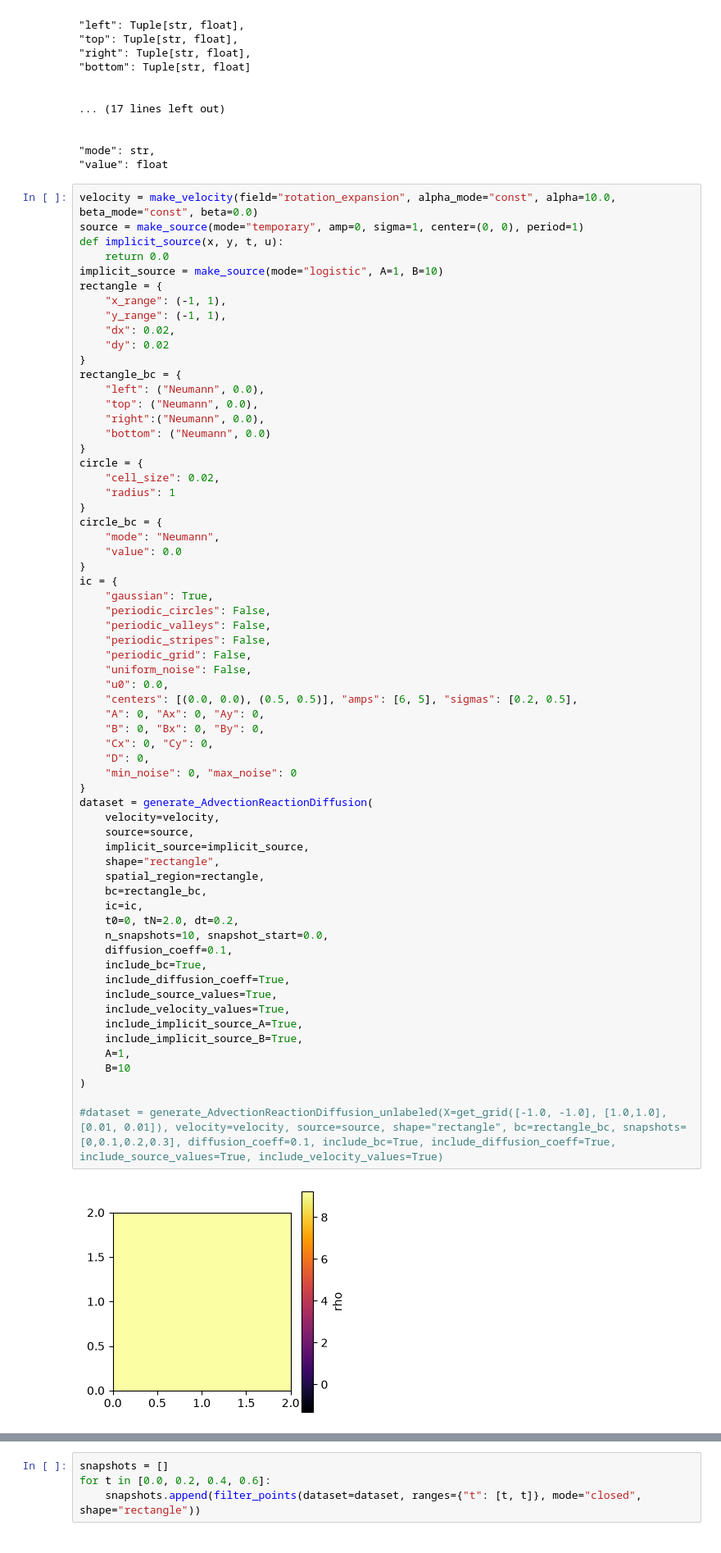
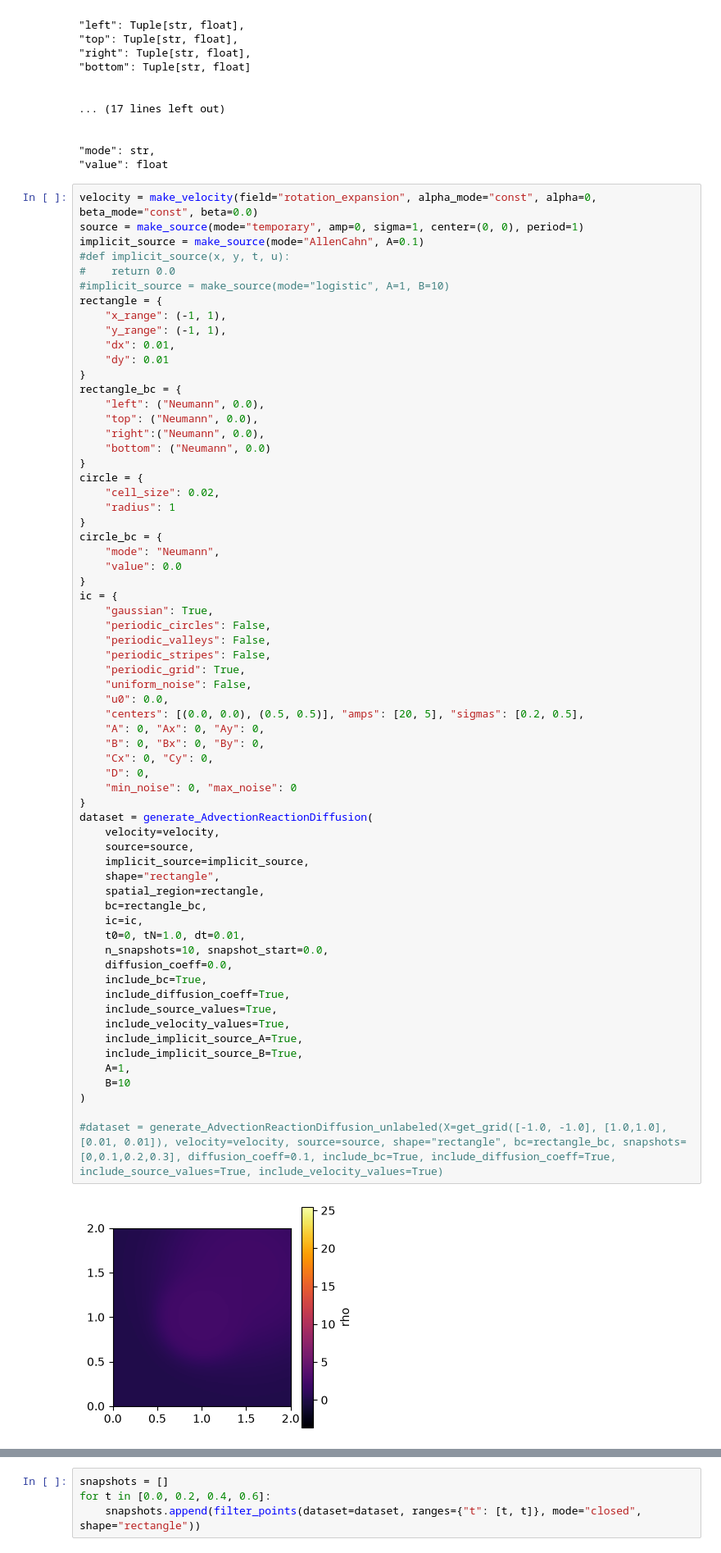
Before and after one commit to claudia181/PinnsStudy, a Jupyter notebook: tests.ipynb, the cells around one changed output, grey strips where cells are left out. Shown at 82% size. Cells and saved outputs as stored; diff of their text form.

```diff
--- a/tests.ipynb
+++ b/tests.ipynb
@@ -105,16 +108,17 @@ help_circle_bc()
 "mode": str,
 "value": float
 # %%
-velocity = make_velocity(field="rotation_expansion", alpha_mode="const", alpha=10.0, beta_mode="const", beta=0.0)
+velocity = make_velocity(field="rotation_expansion", alpha_mode="const", alpha=0, beta_mode="const", beta=0.0)
 source = make_source(mode="temporary", amp=0, sigma=1, center=(0, 0), period=1)
-def implicit_source(x, y, t, u):
-    return 0.0
-implicit_source = make_source(mode="logistic", A=1, B=10)
+implicit_source = make_source(mode="AllenCahn", A=0.1)
+#def implicit_source(x, y, t, u):
+#    return 0.0
+#implicit_source = make_source(mode="logistic", A=1, B=10)
 rectangle = {
     "x_range": (-1, 1),
     "y_range": (-1, 1),
-    "dx": 0.02,
-    "dy": 0.02
+    "dx": 0.01,
+    "dy": 0.01
 }
 rectangle_bc = {
     "left": ("Neumann", 0.0),
@@ -135,37 +139,37 @@ ic = {
     "periodic_circles": False,
     "periodic_valleys": False,
     "periodic_stripes": False,
-    "periodic_grid": False,
+    "periodic_grid": True,
     "uniform_noise": False,
     "u0": 0.0,
-    "centers": [(0.0, 0.0), (0.5, 0.5)], "amps": [6, 5], "sigmas": [0.2, 0.5],
+    "centers": [(0.0, 0.0), (0.5, 0.5)], "amps": [20, 5], "sigmas": [0.2, 0.5],
     "A": 0, "Ax": 0, "Ay": 0,
     "B": 0, "Bx": 0, "By": 0,
     "Cx": 0, "Cy": 0,
     "D": 0,
     "min_noise": 0, "max_noise": 0
 }
 dataset = generate_AdvectionReactionDiffusion(
     velocity=velocity,
     source=source,
     implicit_source=implicit_source,
     shape="rectangle",
     spatial_region=rectangle,
     bc=rectangle_bc,
     ic=ic,
-    t0=0, tN=2.0, dt=0.2,
+    t0=0, tN=1.0, dt=0.01,
     n_snapshots=10, snapshot_start=0.0,
-    diffusion_coeff=0.1,
+    diffusion_coeff=0.0,
     include_bc=True,
     include_diffusion_coeff=True,
     include_source_values=True,
     include_velocity_values=True,
     include_implicit_source_A=True,
     include_implicit_source_B=True,
     A=1,
     B=10
 )
 
 #dataset = generate_AdvectionReactionDiffusion_unlabeled(X=get_grid([-1.0, -1.0], [1.0,1.0], [0.01, 0.01]), velocity=velocity, source=source, shape="rectangle", bc=rectangle_bc, snapshots=[0,0.1,0.2,0.3], diffusion_coeff=0.1, include_bc=True, include_diffusion_coeff=True, include_source_values=True, include_velocity_values=True)
 # %% [output]
-[figure, old version]
+[figure, new version]
```
Also changed, not shown: parts of 14 cells of this notebook, 2 other files.
